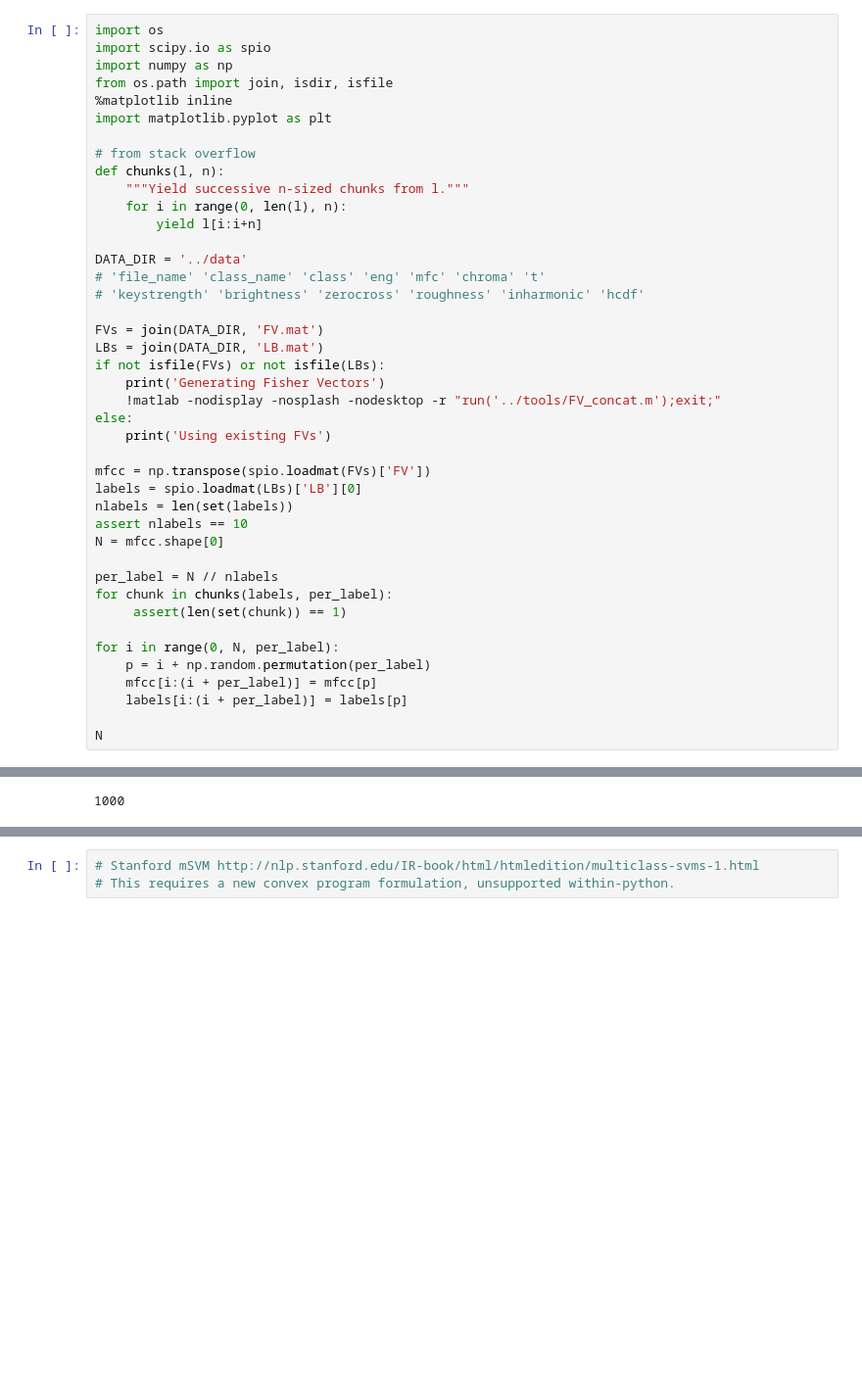
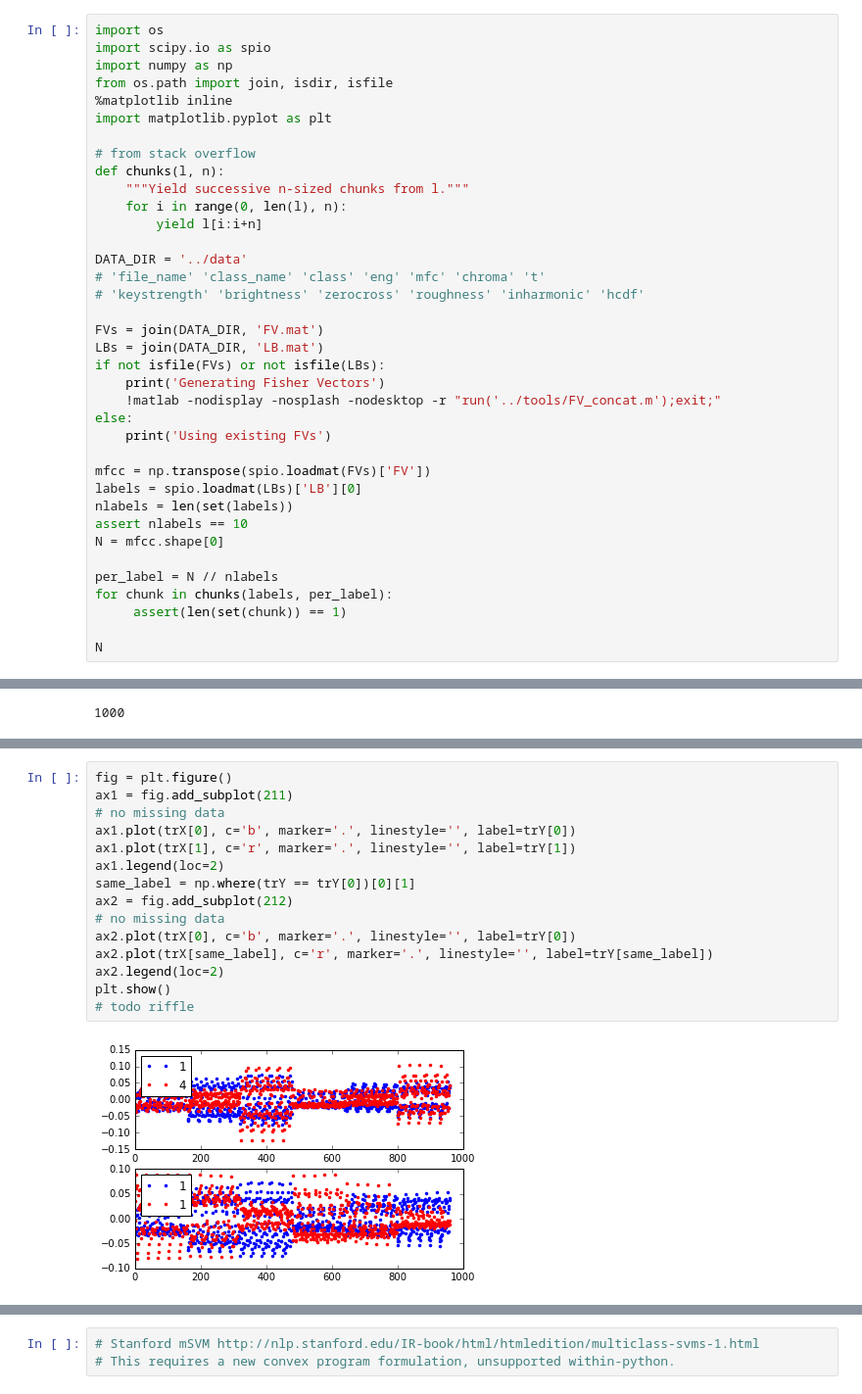
Before and after one commit to PrincetonUniversity/vox-music-classification, a Jupyter notebook: notebooks/fv-msvm.ipynb, the cells around one changed output, grey strips where cells are left out. Shown at 98% size. Saved outputs shown, nothing was run; the diff lists cells and outputs as text; blank space fills up the shorter version.

```diff
--- a/notebooks/fv-msvm.ipynb
+++ b/notebooks/fv-msvm.ipynb
@@ -34,11 +34,6 @@ per_label = N // nlabels
 for chunk in chunks(labels, per_label):
      assert(len(set(chunk)) == 1)
 
-for i in range(0, N, per_label):
-    p = i + np.random.permutation(per_label)
-    mfcc[i:(i + per_label)] = mfcc[p]
-    labels[i:(i + per_label)] = labels[p]
-
 N
 # %% [output]
 Using existing FVs
@@ -83,3 +71,20 @@ plt.show()
+# %%
+fig = plt.figure()
+ax1 = fig.add_subplot(211)
+# no missing data
+ax1.plot(trX[0], c='b', marker='.', linestyle='', label=trY[0])
+ax1.plot(trX[1], c='r', marker='.', linestyle='', label=trY[1])
+ax1.legend(loc=2)
+same_label = np.where(trY == trY[0])[0][1]
+ax2 = fig.add_subplot(212)
+# no missing data
+ax2.plot(trX[0], c='b', marker='.', linestyle='', label=trY[0])
+ax2.plot(trX[same_label], c='r', marker='.', linestyle='', label=trY[same_label])
+ax2.legend(loc=2)
+plt.show()
+# todo riffle
+# %% [output]
+[figure, added]
 # %%
 # ovo multi-classification, rbf
 from sklearn.svm import SVC
```
Also changed, not shown: parts of 6 cells of this notebook, 3 other files.
